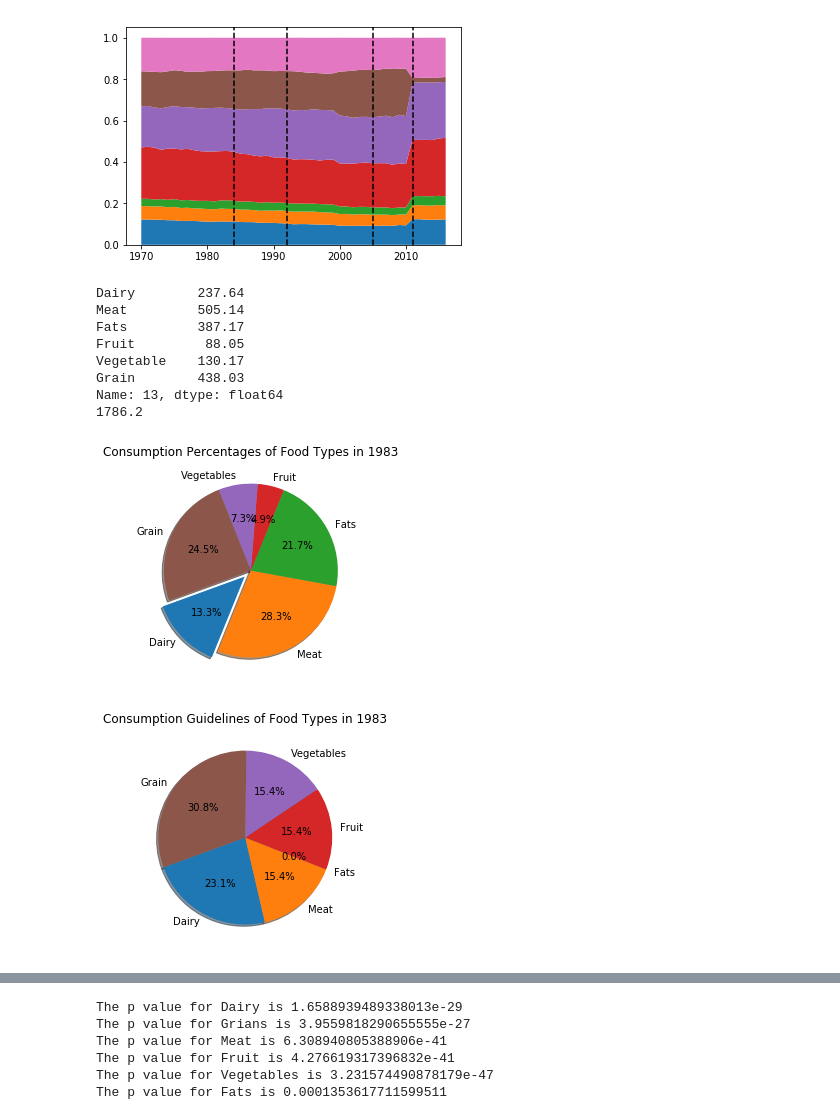
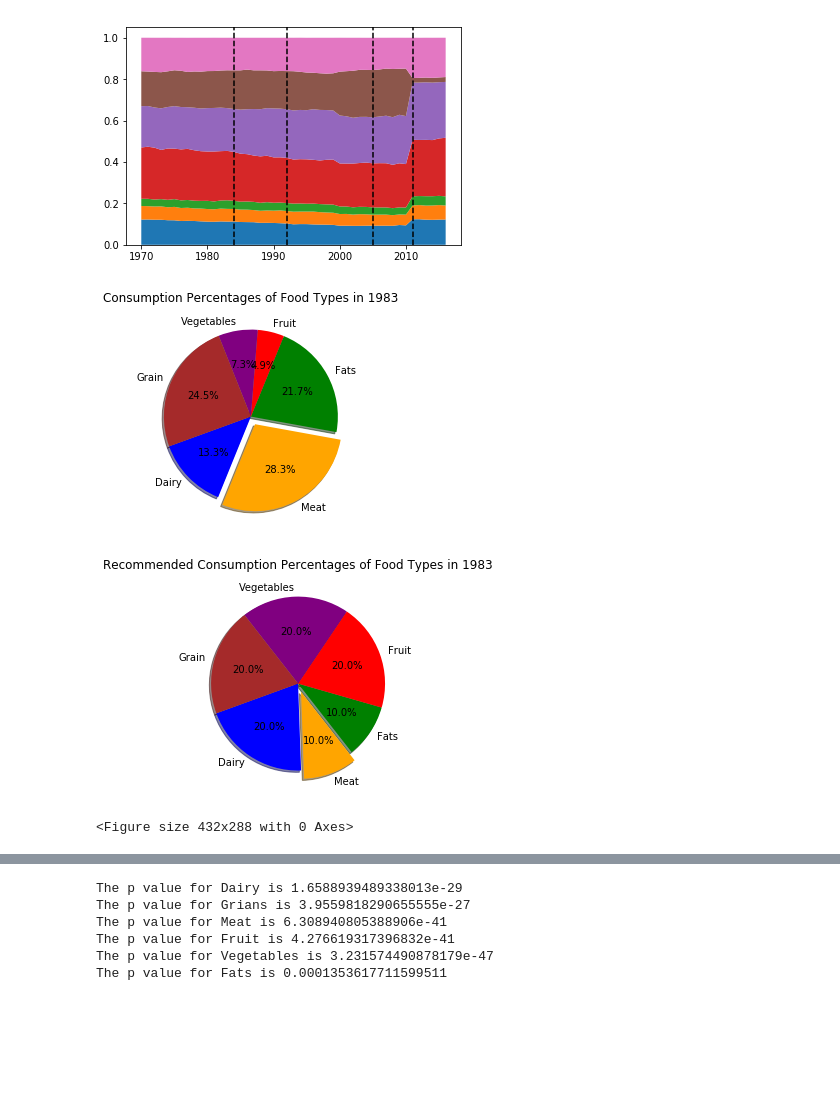
Before and after one commit to TrevorCap/PyramidProductions, a Jupyter notebook: Pyramid.ipynb, the cells around one changed output, grey strips where cells are left out. Saved outputs shown, nothing was run; the diff lists cells and outputs as text; code cells hidden in the pictures; blank space fills up the shorter version.

Commit message:
Merge Chris and Trevor code

```diff
--- a/Pyramid.ipynb
+++ b/Pyramid.ipynb
@@ -107,42 +107,33 @@ for xc in xposition:
 # %%
 # Chris' Block --------------------------------------
 #1983, index(13)
 data_1983 = total.loc[13,:]
 #print(data_1983)
 data=data_1983[[1,2,3,4,5,6]]
-print(data)
-print(sum(data))
+#print(data)
 #Labels
 legend = ['Dairy', 'Meat', 'Fats', 'Fruit', 'Vegetables', 'Grain']
+colors = ['blue', 'orange', 'green', 'red', 'purple', 'brown']
 #print(legend)
-explode = (.1, 0, 0, 0, 0, 0)
-#pie
-plt.pie(data, explode=explode, labels=legend, shadow=True, autopct="%1.1f%%", startangle=200)
+explode = (0, 0.1, 0, 0, 0, 0)
+#actual pie
+plt.figure(0)
+plt.pie(data, explode=explode, labels=legend, shadow=True, colors=colors, autopct="%1.1f%%", startangle=200)
 plt.title("Consumption Percentages of Food Types in 1983")
+#recommended pie
+plt.figure(1)
+rec_1983 = recommended.loc[13,:]
+data2=rec_1983[[3, 4, 6, 1, 5, 2]]
+plt.pie(data2, explode=explode, labels=legend, shadow=True, colors=colors, autopct="%1.1f%%", startangle=200)
+plt.title("Recommended Consumption Percentages of Food Types in 1983")
+plt.show()
 # Save the figure
 plt.savefig("Images/Consumption_percentages_1983.png")
 #------------------------------------------------------------------
 # %% [output]
+[figure, new version]
+[figure, added]
-Dairy        237.64
-Meat         505.14
-Fats         387.17
-Fruit         88.05
-Vegetable    130.17
-Grain        438.03
-Name: 13, dtype: float64
-1786.2
+<Figure size 432x288 with 0 Axes>
-[figure, old version]
-# %%
-# Chris's Block 2 -----------------------------------------
-#Food guideline
-guide_data = [3, 2, 0, 2, 2, 4]
-#Guideline Piechart
-plt.pie(guide_data, labels=legend, shadow=True, autopct="%1.1f%%", startangle=200)
-plt.title("Consumption Guidelines of Food Types in 1983")
-# Save the figure
-plt.savefig("Images/Recommended_percentages_1983.png")
-# %% [output]
-[figure, removed]
 # %%
 # Kayti' Block --------------------------------------
 #1991, index(13)
```
Also changed, not shown: parts of 3 cells of this notebook, 3 other files.
